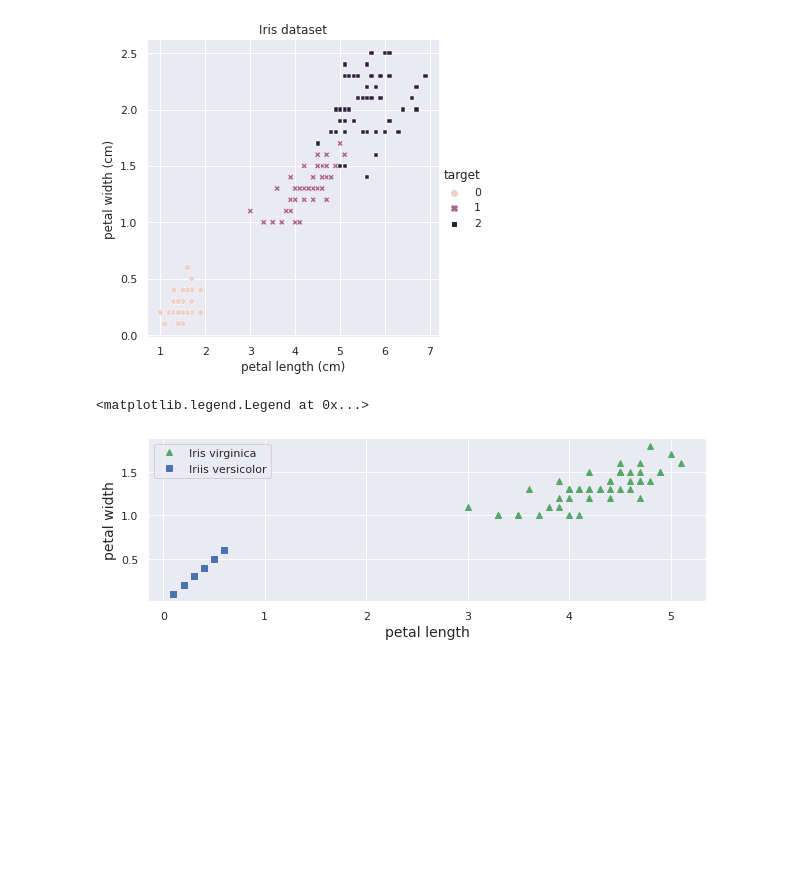
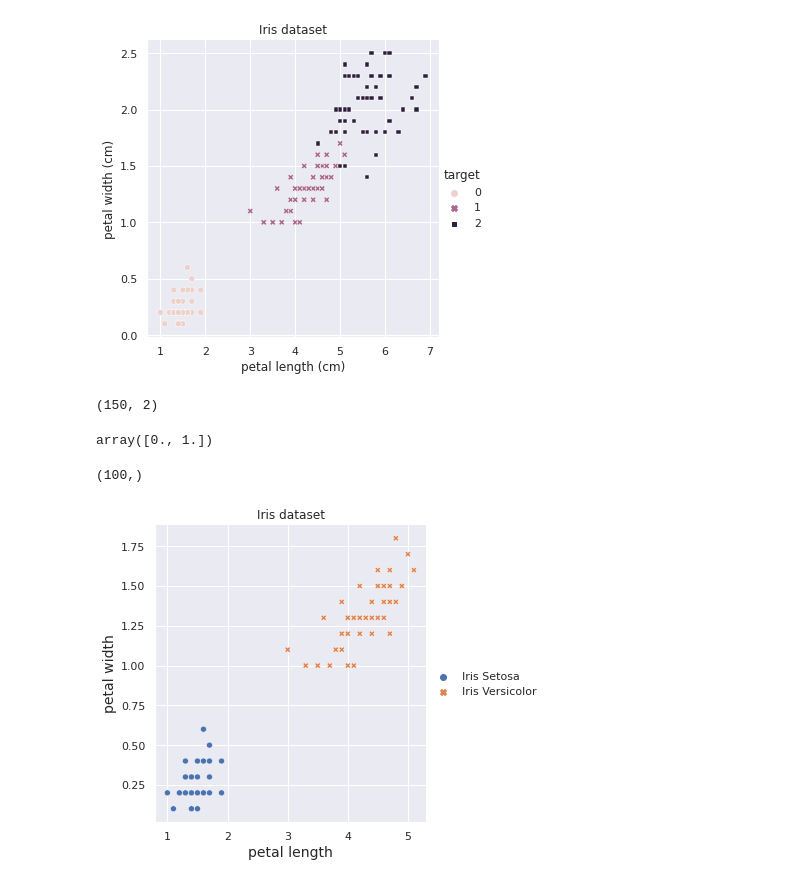
Before and after one commit to AshishKakran/learn-ML, a Jupyter notebook: SVM_classifiers.ipynb, the cells around one changed output. Saved outputs shown, nothing was run; the diff lists cells and outputs as text; code cells hidden in the pictures; blank space fills up the shorter version.

```diff
--- a/SVM_classifiers.ipynb
+++ b/SVM_classifiers.ipynb
@@ -100 +98,5 @@ y = iris["target"]
+# %%
+X.shape
+# %% [output]
+(150, 2)
 # %%
@@ -102,12 +104,18 @@ setosa_or_versi = (y==0) | (y == 1)
 X = X[setosa_or_versi]
 y = y[setosa_or_versi]
-# %%
-fig,axes = plt.subplots(figsize = (10,3))
-axes.plot(X[:, 0][y==1], X[:,1][y==1], "g^", label="Iris virginica")
-axes.plot(X[:, 1][y==0], X[:,1][y==0], "bs", label="Iriis versicolor")
-plt.xlabel('petal length', fontsize = 14)
-plt.ylabel('petal width', fontsize = 14)
-plt.legend()
-# %% [output]
-<matplotlib.legend.Legend at 0x...>
-[figure, removed]
+# %%
+np.unique(y)
+# %% [output]
+array([0., 1.])
+# %%
+arr = np.where(y == 0, 'Iris Setosa', 'Iris Versicolor')
+# %% [output]
+(100,)
+# %%
+sns.relplot(x = X[:, 0], y = X[:, 1] , hue=arr, style=arr)
+plt.xlabel('petal length', fontsize = 14)
+plt.ylabel('petal width', fontsize = 14)
+plt.title('Iris dataset')
+plt.show()
+# %% [output]
+[figure, added]
```
Also changed, not shown: parts of 24 cells of this notebook, 1 other file.
